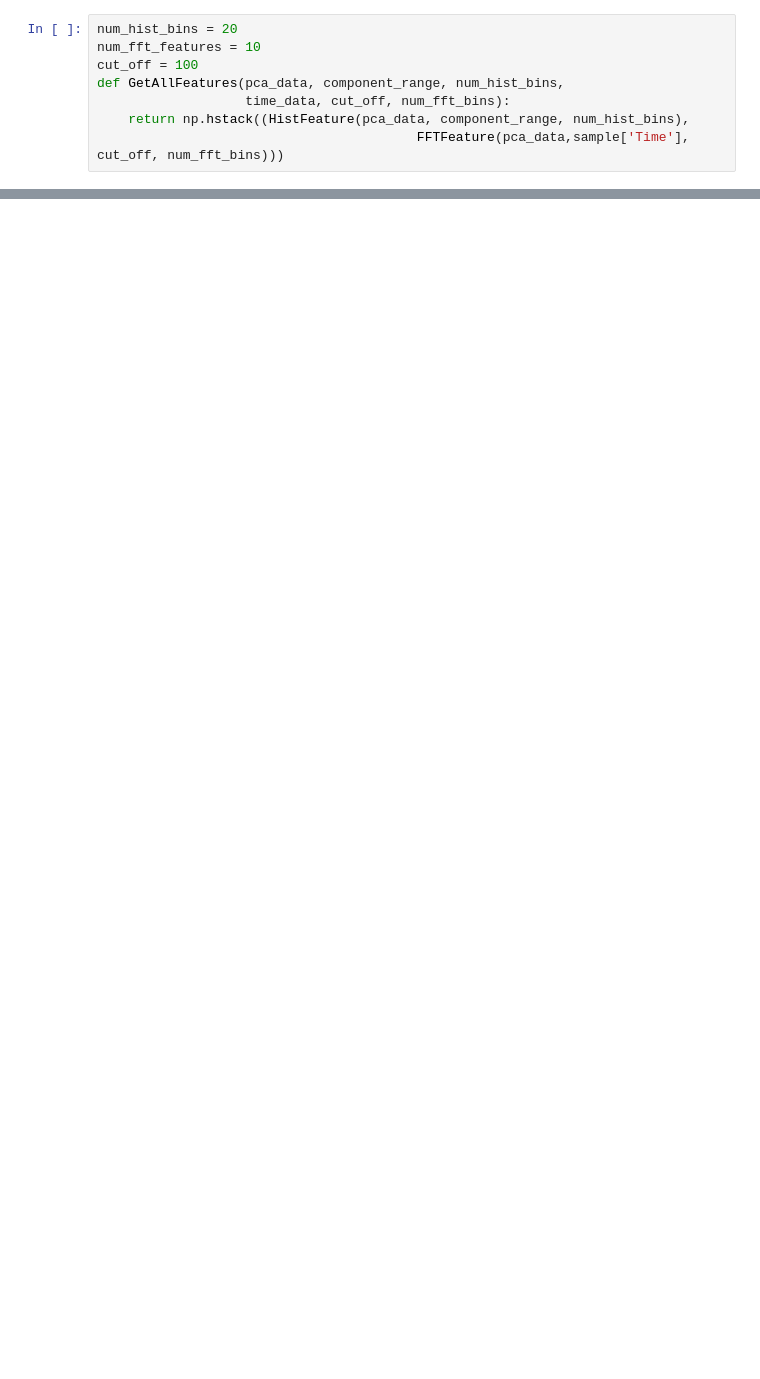
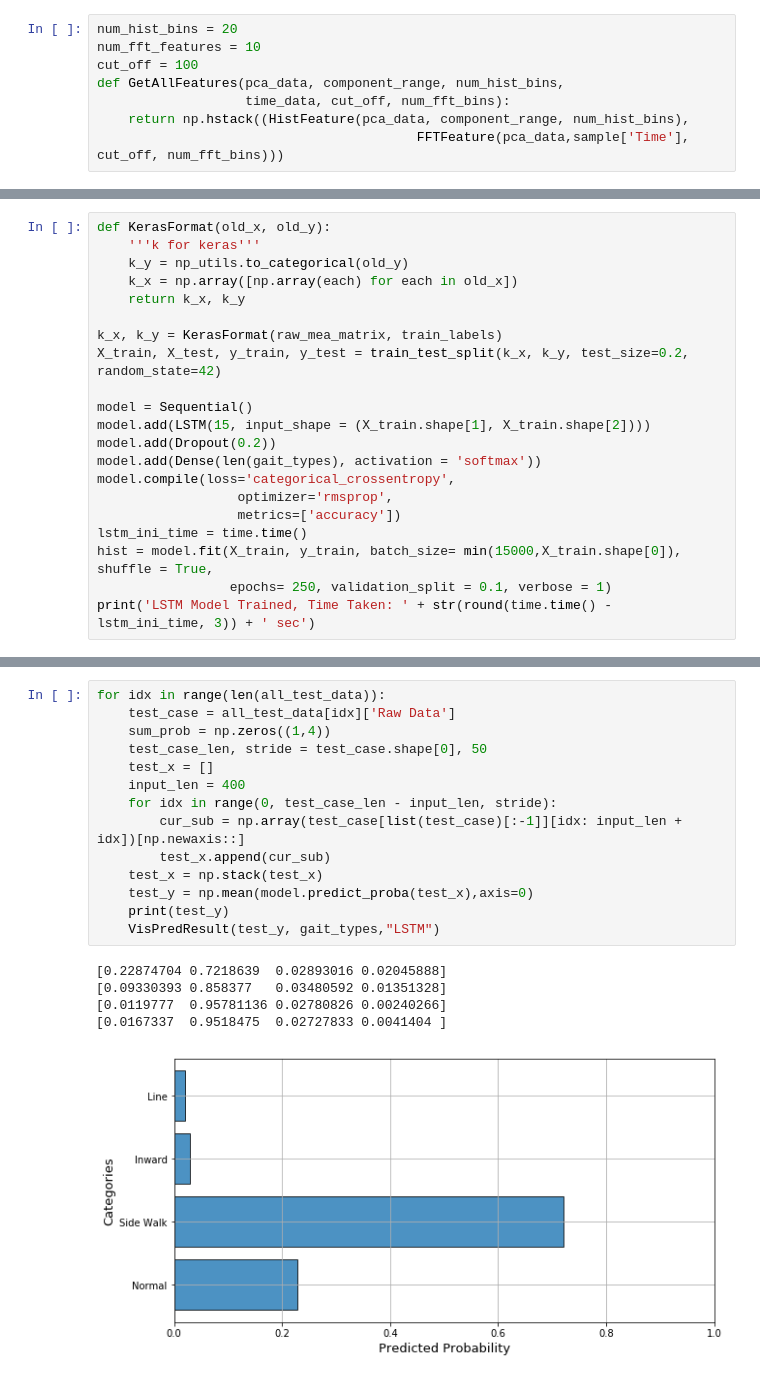
Before and after one commit to vacous/GaitDiagnosisML, a Jupyter notebook: Data_Analysis/GaitAnalysis.ipynb, the cells around one changed output, grey strips where cells are left out. Saved outputs shown, nothing was run; the diff lists cells and outputs as text; blank space fills up the shorter version.

```diff
--- a/Data_Analysis/GaitAnalysis.ipynb
+++ b/Data_Analysis/GaitAnalysis.ipynb
@@ -189,0 +186,21 @@ for idx in range(len(all_test_data)):
+# %%
+def KerasFormat(old_x, old_y):
+    '''k for keras'''
+    k_y = np_utils.to_categorical(old_y)
+    k_x = np.array([np.array(each) for each in old_x])
+    return k_x, k_y
+
+k_x, k_y = KerasFormat(raw_mea_matrix, train_labels)
+X_train, X_test, y_train, y_test = train_test_split(k_x, k_y, test_size=0.2, random_state=42)
+
+model = Sequential()
+model.add(LSTM(15, input_shape = (X_train.shape[1], X_train.shape[2])))
+model.add(Dropout(0.2))
+model.add(Dense(len(gait_types), activation = 'softmax'))
+model.compile(loss='categorical_crossentropy',
+                  optimizer='rmsprop',
+                  metrics=['accuracy'])
+lstm_ini_time = time.time()
+hist = model.fit(X_train, y_train, batch_size= min(15000,X_train.shape[0]), shuffle = True,
+                 epochs= 250, validation_split = 0.1, verbose = 1)
+print('LSTM Model Trained, Time Taken: ' + str(round(time.time() - lstm_ini_time, 3)) + ' sec')
@@ -189,0 +225,20 @@ for idx in range(len(all_test_data)):
+# %%
+for idx in range(len(all_test_data)):
+    test_case = all_test_data[idx]['Raw Data']
+    sum_prob = np.zeros((1,4))
+    test_case_len, stride = test_case.shape[0], 50
+    test_x = []
+    input_len = 400
+    for idx in range(0, test_case_len - input_len, stride):
+        cur_sub = np.array(test_case[list(test_case)[:-1]][idx: input_len + idx])[np.newaxis::]
+        test_x.append(cur_sub)
+    test_x = np.stack(test_x)
+    test_y = np.mean(model.predict_proba(test_x),axis=0)
+    print(test_y)
+    VisPredResult(test_y, gait_types,"LSTM")
+# %% [output]
+[0.22874704 0.7218639  0.02893016 0.02045888]
+[0.09330393 0.858377   0.03480592 0.01351328]
+[0.0119777  0.95781136 0.02780826 0.00240266]
+[0.0167337  0.9518475  0.02727833 0.0041404 ]
+[figure, added]
```
Also changed, not shown: parts of 23 cells of this notebook, 35 other files.
